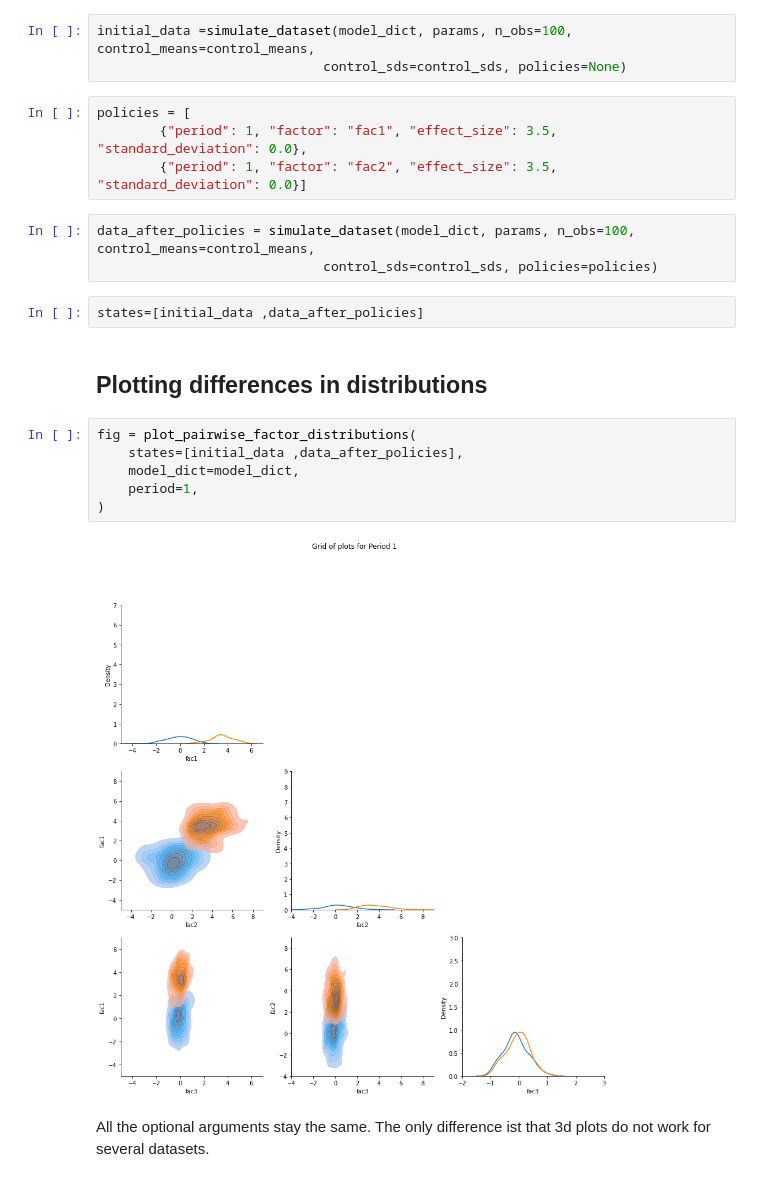
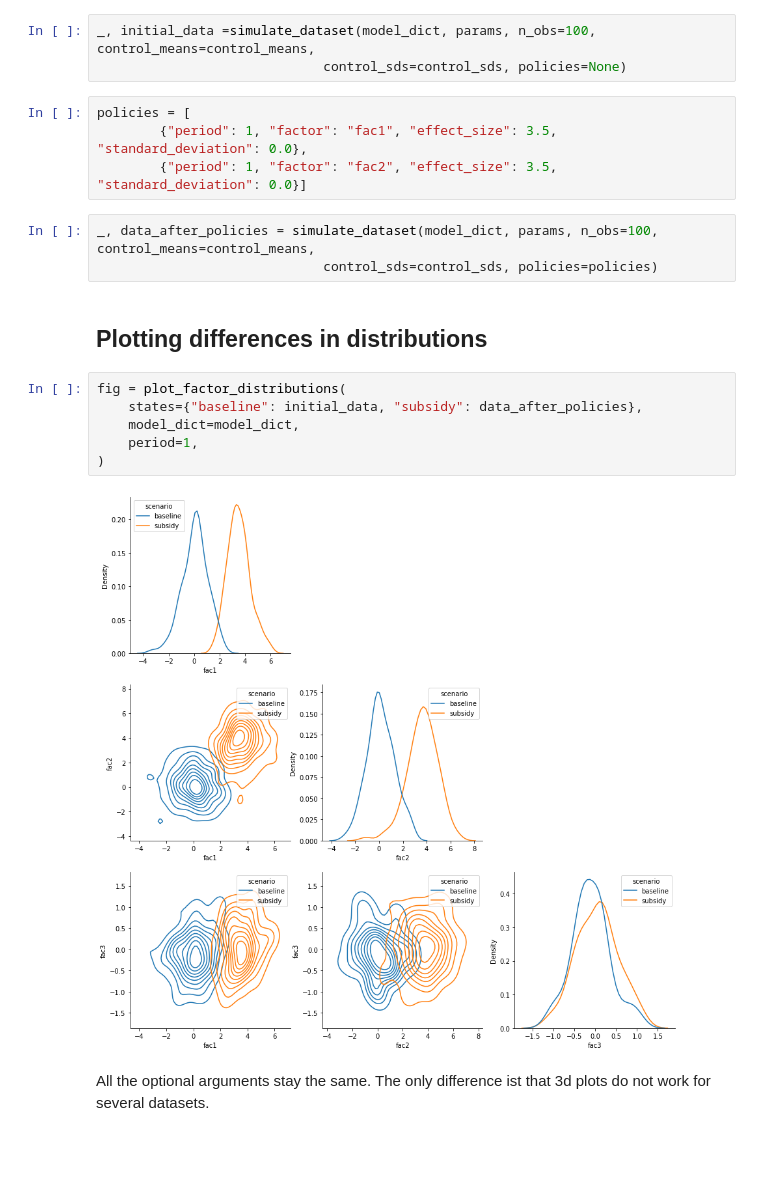
Before and after one commit to OpenSourceEconomics/skillmodels, a Jupyter notebook: docs/source/how_to_guides/how_to_visualize_pairwise_factor_distribution.ipynb, the cells around one changed output. Saved outputs shown, nothing was run; the diff lists cells and outputs as text; blank space fills up the shorter version.

```diff
--- a/docs/source/how_to_guides/how_to_visualize_pairwise_factor_distribution.ipynb
+++ b/docs/source/how_to_guides/how_to_visualize_pairwise_factor_distribution.ipynb
@@ -67,26 +72,24 @@ params = params.set_index(["category", "period", "name1", "name2"])
 control_means = pd.Series([0], index=["x1"])
 control_sds = pd.Series([1], index=["x1"])
 # %%
-initial_data =simulate_dataset(model_dict, params, n_obs=100, control_means=control_means,
+_, initial_data =simulate_dataset(model_dict, params, n_obs=100, control_means=control_means,
                              control_sds=control_sds, policies=None)
 # %%
 policies = [
         {"period": 1, "factor": "fac1", "effect_size": 3.5, "standard_deviation": 0.0},
         {"period": 1, "factor": "fac2", "effect_size": 3.5, "standard_deviation": 0.0}]
 # %%
-data_after_policies = simulate_dataset(model_dict, params, n_obs=100, control_means=control_means,
+_, data_after_policies = simulate_dataset(model_dict, params, n_obs=100, control_means=control_means,
                              control_sds=control_sds, policies=policies)
-# %%
-states=[initial_data ,data_after_policies]
 # %% [markdown]
 ## Plotting differences in distributions
 # %%
-fig = plot_pairwise_factor_distributions(
-    states=[initial_data ,data_after_policies],
+fig = plot_factor_distributions(
+    states={"baseline": initial_data, "subsidy": data_after_policies},
     model_dict=model_dict,
     period=1,
 )
 # %% [output]
-[figure, old version]
+[figure, new version]
 # %% [markdown]
 All the optional arguments stay the same. The only difference ist that 3d plots do not work for several datasets.
```
Also changed, not shown: parts of 4 cells of this notebook, 2 other files.
